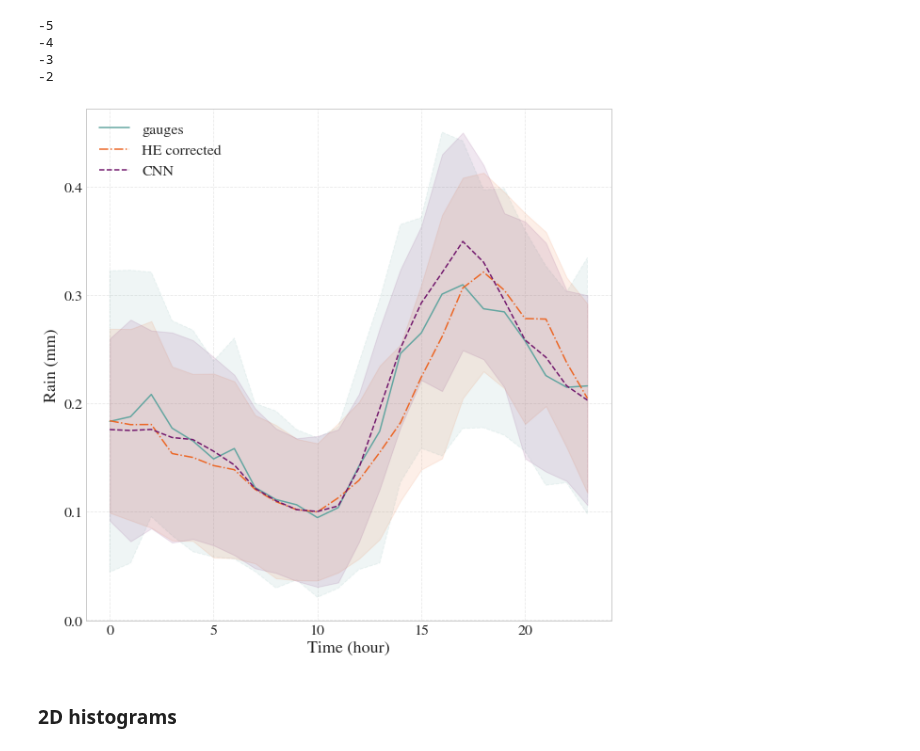
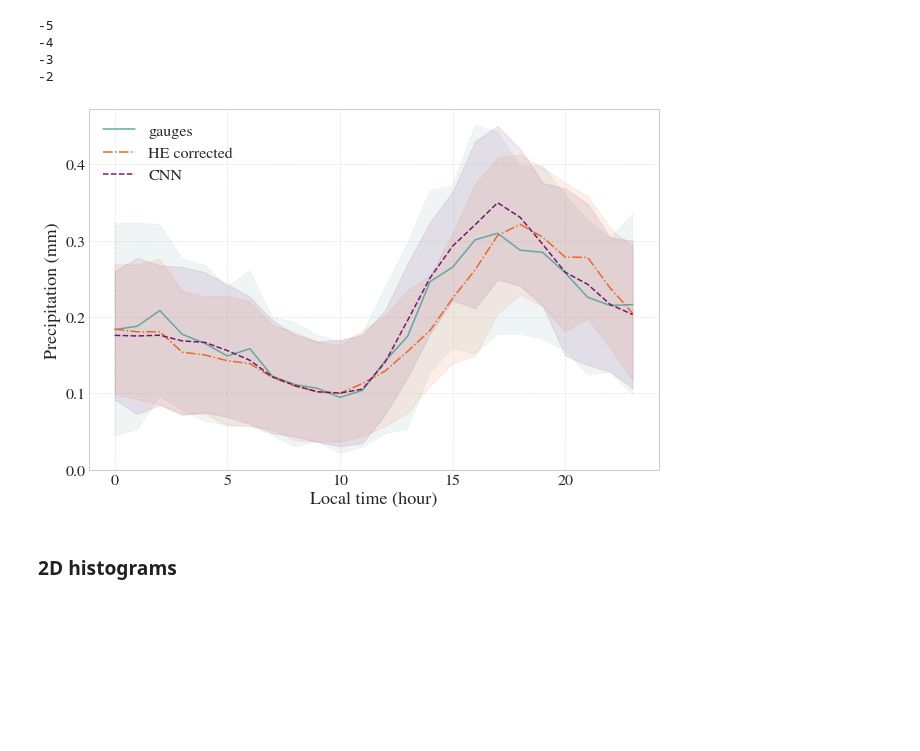
Before and after one commit to ingridingemarsson/geostat-masters-thesis, a Jupyter notebook: notebooks/compare_gauge_he_preds.ipynb, the cells around one changed output. Drawn from its saved outputs; the diff is of its cells as text; code cells hidden in the pictures; blank space fills up the shorter version.

```diff
--- a/notebooks/compare_gauge_he_preds.ipynb
+++ b/notebooks/compare_gauge_he_preds.ipynb
@@ -405,14 +401,14 @@ combined_local_time = UTCtoLocal(combined, metadata)
 -3
 -2
 # %%
-def diurnal_cycle(dataset):
+def diurnal_cycle(dataset, xlab='Time (hour)'):
     di = dataset.copy()
     di = di.mean(dim='location')
     di = di.groupby('time.hour')
     st = di.std()
     me = di.mean()
 
-    fig, ax = plt.subplots(figsize=(10,10))
+    fig, ax = plt.subplots(figsize=(9,6))
 
     ax.plot(me.hour, me.gauge_precip, label='gauges', color=color_gauges)
     ax.plot(me.hour, me.HE_precip_corr, label='HE corrected', linestyle='dashdot', color=color_HE_corr)
@@ -424,15 +420,17 @@ def diurnal_cycle(dataset):
     ax.fill_between(me.hour, me.xception_posterior_mean+st.xception_posterior_mean,
                        me.xception_posterior_mean-st.xception_posterior_mean, alpha=0.1, color=color_cnn)
     ax.grid(True,which="both",ls="--",c=color_grid)
-    ax.set_ylabel('Rain (mm)')
-    ax.set_xlabel('Time (hour)')
+    ax.set_ylabel('Precipitation (mm)')
+    ax.set_xlabel(xlab)
     ax.legend(loc='upper left')
+    plt.tight_layout()
+    #plt.savefig('../plots/thesis/diurnal_cycle_gauge.pdf', bbox_inches='tight')
 # %%
 #diurnal_cycle(combined)
 # %%
-diurnal_cycle(combined_local_time) #time with local utc offset
+diurnal_cycle(combined_local_time, xlab='Local time (hour)') #time with local utc offset
 # %% [output]
-[figure, old version]
+[figure, new version]
 # %% [markdown]
 ### 2D histograms
 # %%
```
Also changed, not shown: parts of 22 cells of this notebook, 3 other files.
